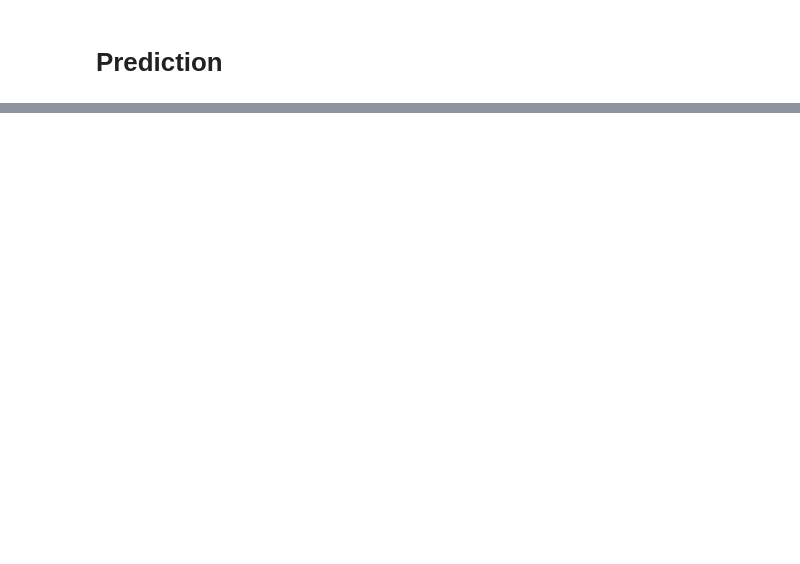
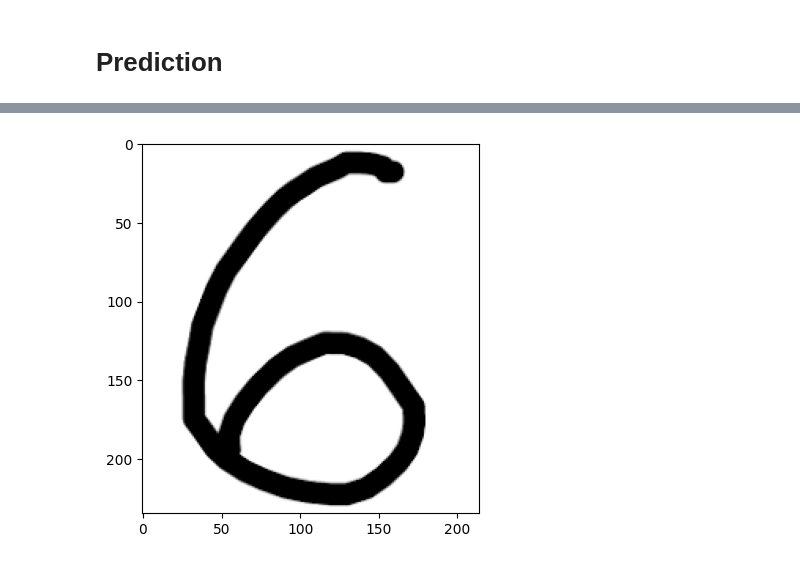
Before and after one commit to Kai-Kun-1/AI-ML-course, a Jupyter notebook: MLP_MNIST_std_with_montage.ipynb, the cells around one changed output, grey strips where cells are left out. Cells and saved outputs as stored; diff of their text form; code cells hidden in the pictures; blank space fills up the shorter version.

```diff
--- a/MLP_MNIST_std_with_montage.ipynb
+++ b/MLP_MNIST_std_with_montage.ipynb
@@ -219,0 +225,10 @@ Prediction: 5
+# %%
+import cv2
+image_bgr = cv2.imread('/content/6.png', cv2.IMREAD_COLOR)
+#image_bgr = cv2.imread('/content/drive/My Drive/Colab Notebooks/digit.jpg', cv2.IMREAD_COLOR)
+image_rgb = cv2.cvtColor(image_bgr, cv2.COLOR_BGR2RGB)
+plt.imshow(image_rgb)
+plt.axis('on')
+plt.show()
+# %% [output]
+[figure, added]
```
Also changed, not shown: parts of 31 cells of this notebook.
